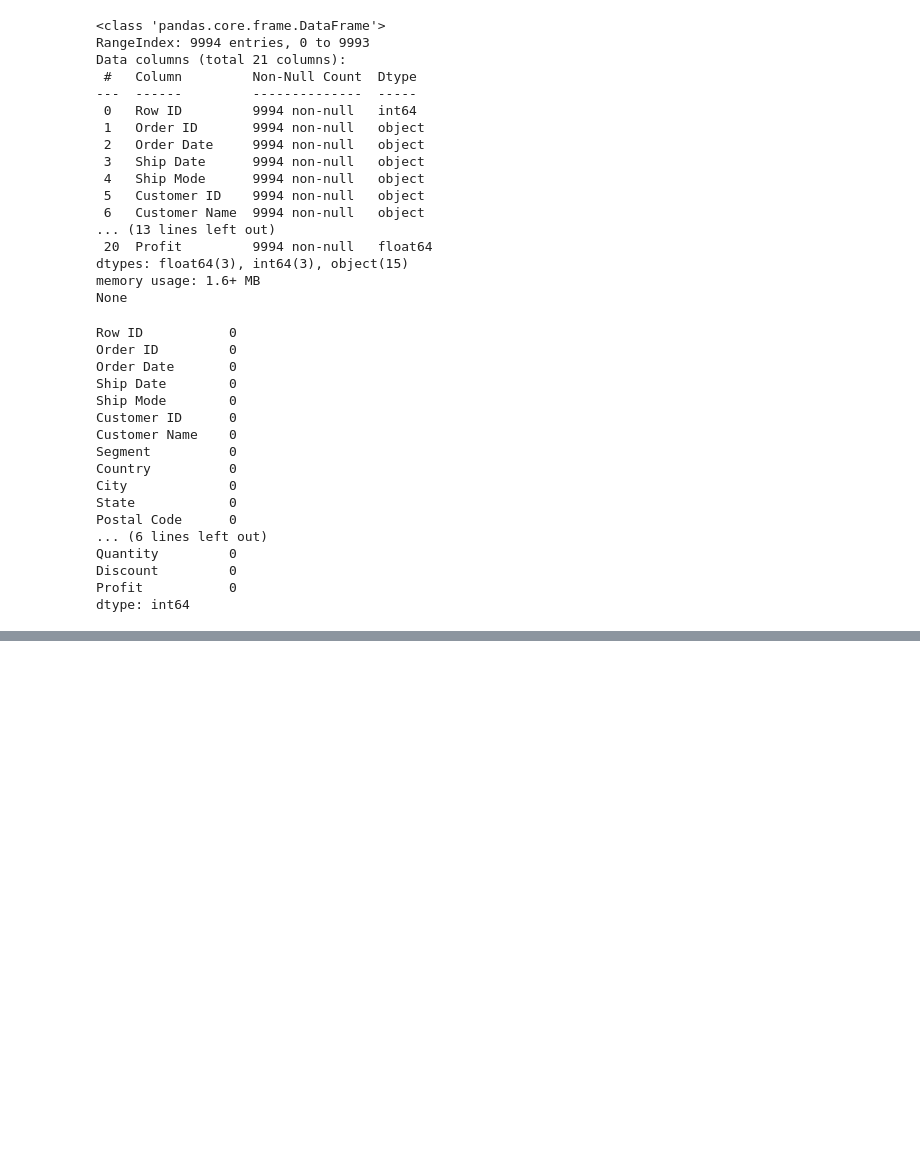
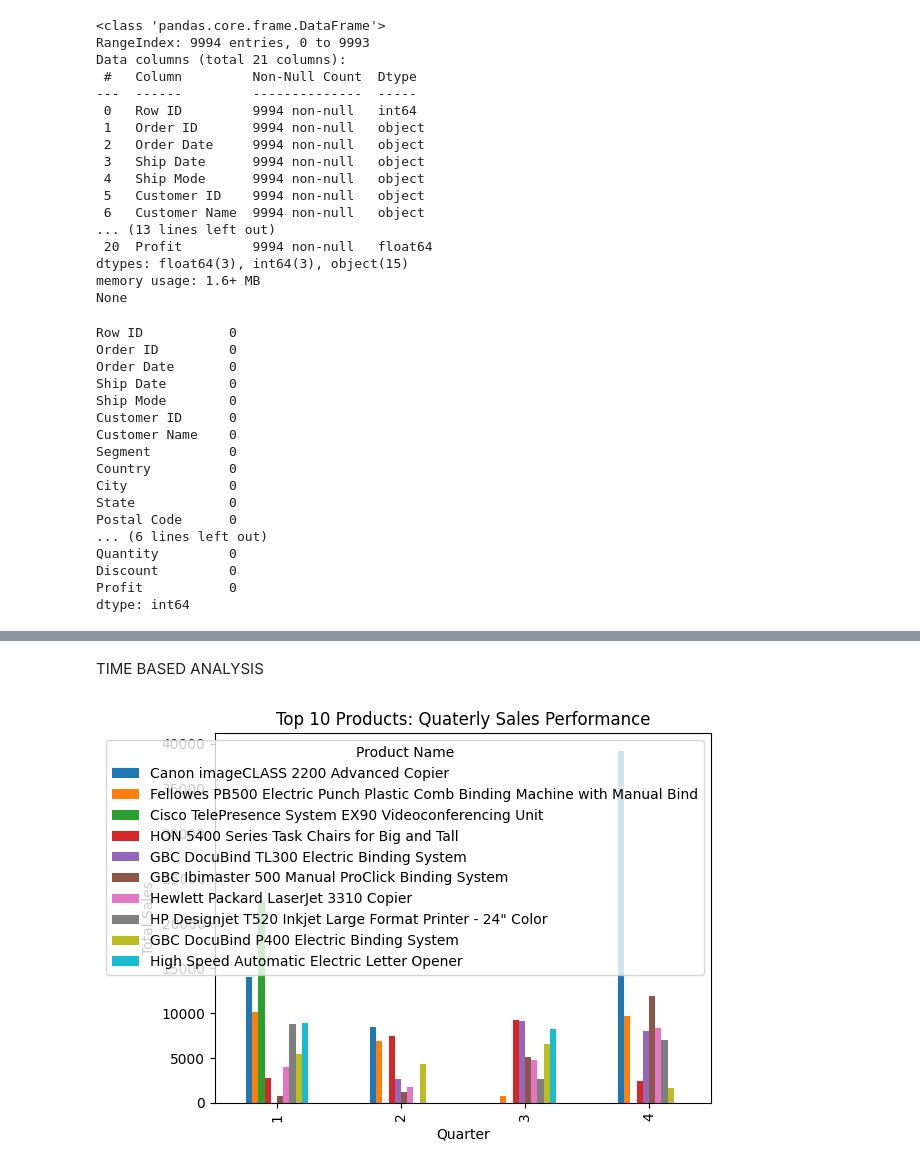
Before and after one commit to Pinnacle443/Sales-Data-Analysis, a Jupyter notebook: Analysis Report.ipynb, the cells around one changed output, grey strips where cells are left out. Cells and saved outputs as stored; diff of their text form; code cells hidden in the pictures; blank space fills up the shorter version.

```diff
--- a/Analysis Report.ipynb
+++ b/Analysis Report.ipynb
@@ -77,0 +138,18 @@ Sales_data['order date'] = pd.to_datetime(Sales_data['order date'])
+# %% [markdown]
+TIME BASED ANALYSIS
+# %%
+# Quarterly sales
+Sales_data['Quarter'] = Sales_data['order date'].dt.quarter
+sales_by_quarter_product = Sales_data.groupby(["Quarter", "product name"])['sales'].sum().unstack()
+
+top_10_products = sales_by_quarter_product.sum(axis=0).nlargest(10).index
+
+top_10_sales_by_quarter_products = sales_by_quarter_product[top_10_products]
+# Plot quarterly sales trends
+top_10_sales_by_quarter_products.plot(kind='bar', title='Top 10 Products: Quaterly Sales Performance')
+plt.ylabel('Total Sales')
+plt.xlabel("Quarter")
+plt.legend(title="Product Name")
+plt.show()
+# %% [output]
+[figure, added]
```
Also changed, not shown: parts of 16 cells of this notebook.
